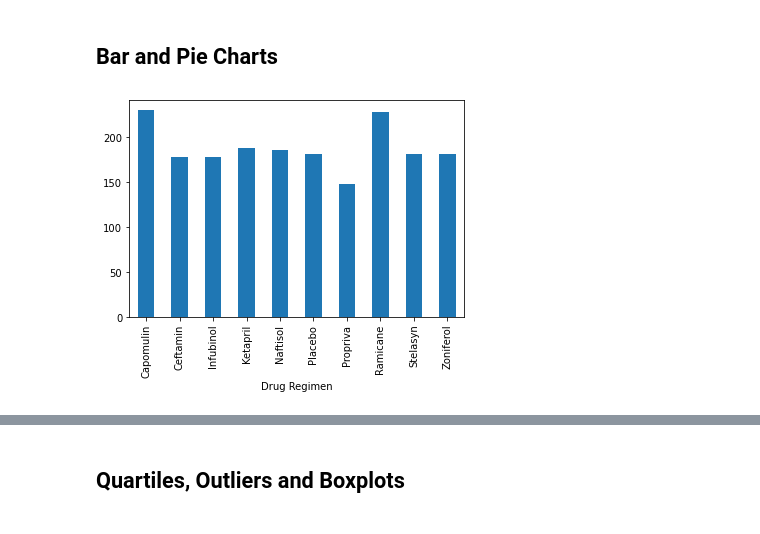
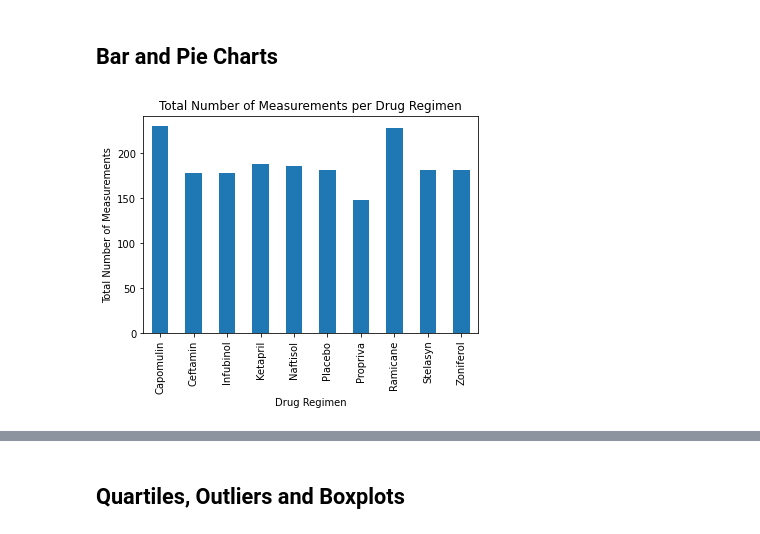
Before and after one commit to michellesimek/Pymaceuticals_challenge, a Jupyter notebook: Pymaceuticals_pymaceuticals_starter_with_plots.ipynb, the cells around one changed output, grey strips where cells are left out. Drawn from its saved outputs; the diff is of its cells as text; code cells hidden in the pictures.

Commit message:
cleaned up graphs

```diff
--- a/Pymaceuticals_pymaceuticals_starter_with_plots.ipynb
+++ b/Pymaceuticals_pymaceuticals_starter_with_plots.ipynb
@@ -189,10 +189,10 @@ summary_statistics
 # %%
 # Generate a bar plot showing the total number of measurements taken on each drug regimen using pandas.
 drug_count = mouse_group['Mouse ID'].count()
 drug_count.plot(kind='bar')
 
-plt.ylabel = ("Total Number of Measurements")
-plt.suptitle = ("Title")
+plt.ylabel("Total Number of Measurements")
+plt.title("Total Number of Measurements per Drug Regimen")
 plt.show()
 # %% [output]
-[figure, old version]
+[figure, new version]
```
Also changed, not shown: parts of 14 cells of this notebook.
